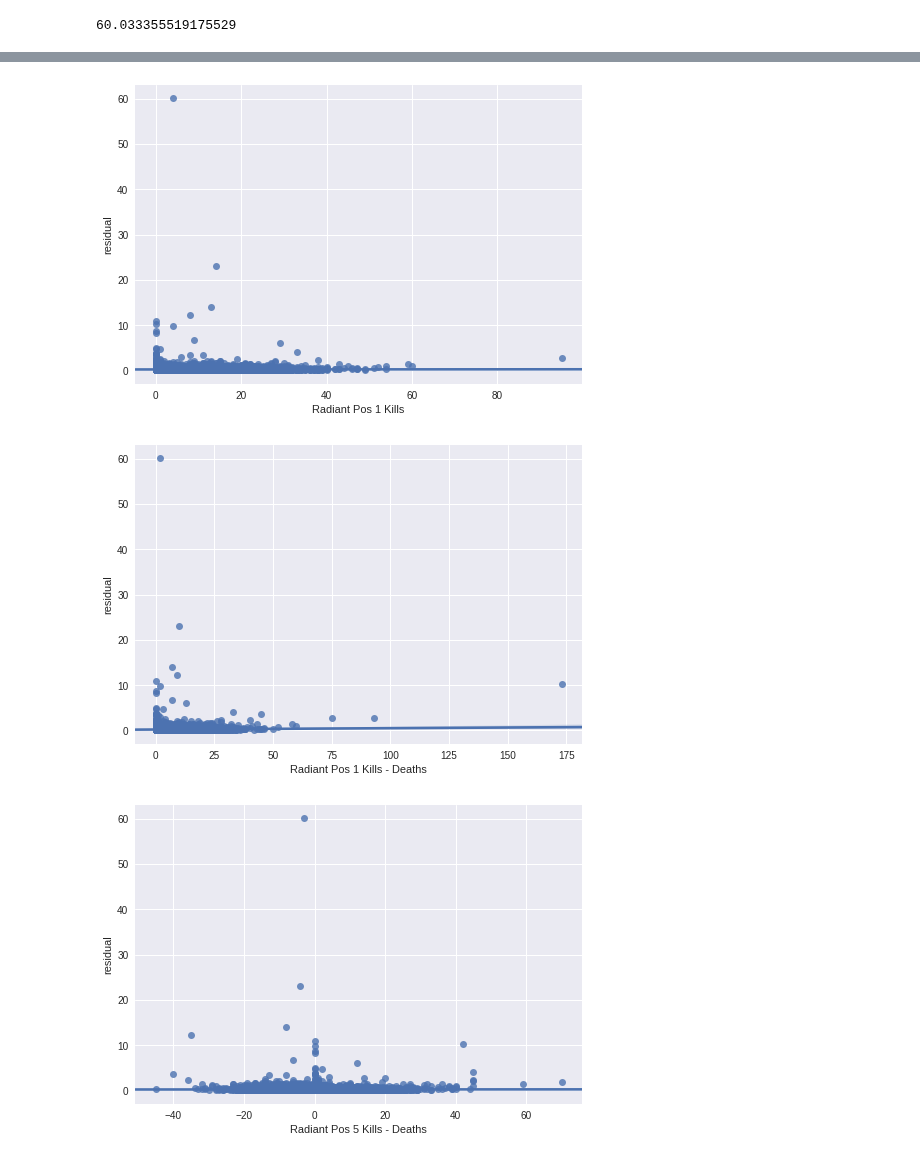
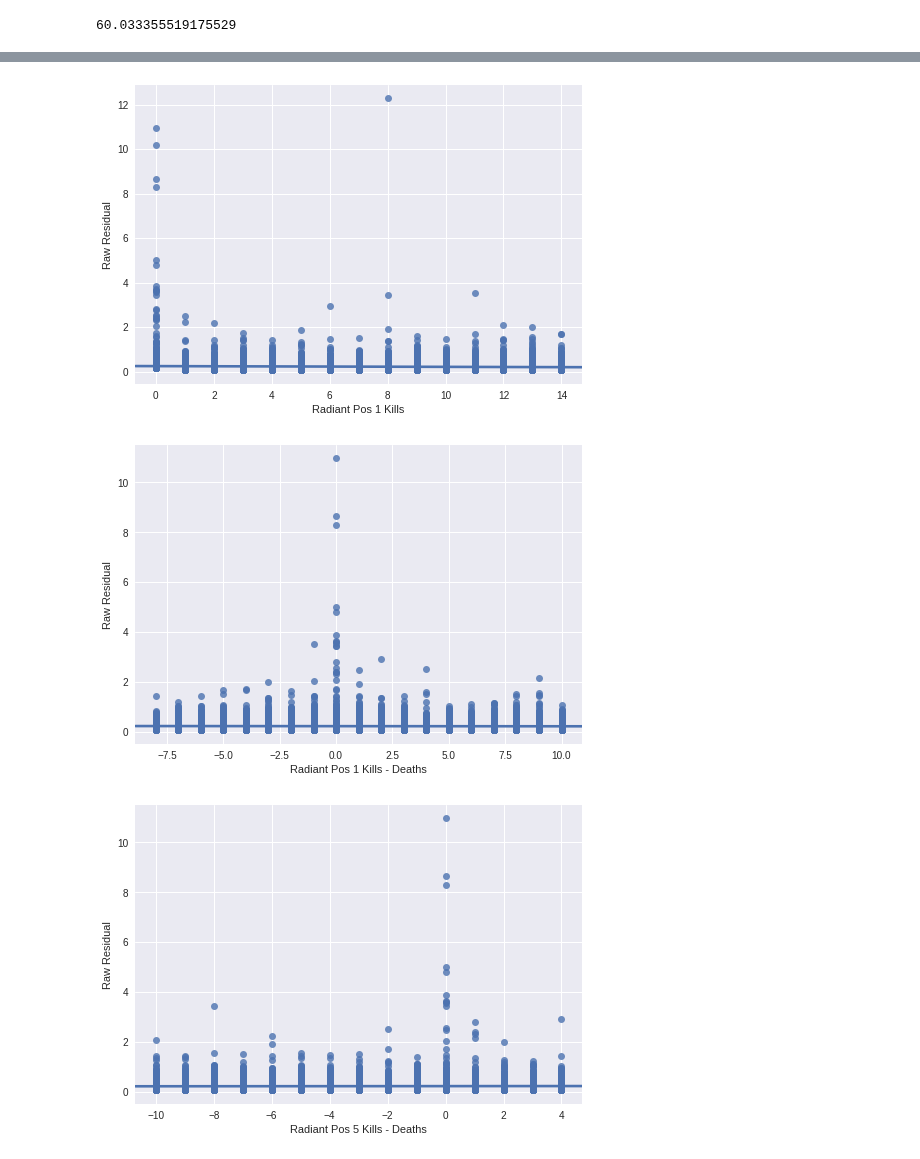
Before and after one commit to beelze-b/Open-Dota-Exploration, a Jupyter notebook: WeightsAndResiduals.ipynb, the cells around one changed output, grey strips where cells are left out. Cells and saved outputs as stored; diff of their text form; code cells hidden in the pictures.

```diff
--- a/WeightsAndResiduals.ipynb
+++ b/WeightsAndResiduals.ipynb
@@ -247,21 +252,33 @@ plt.show()
 # %%
-sns.regplot(df['radiant_pos1_kills'], df['residual'])
+radiantpos1kills = df['radiant_pos1_kills']
+radiantpos1kills_mask = outlier_mask(radiantpos1kills)
+sns.regplot(df['radiant_pos1_kills'][radiantpos1kills_mask], df['residual'][radiantpos1kills_mask])
 ax = plt.gca()
 ax.set_xlabel("Radiant Pos 1 Kills")
+ax.set_ylabel("Raw Residual")
+plt.savefig('graphs/radiantpos1kills.png', bbox_inches='tight')
 plt.show()
 # %% [output]
-[figure, old version]
+[figure, new version]
 # %%
-sns.regplot(np.abs(df['radiant_pos1_kills'] - df['radiant_pos1_deaths']), df['residual'])
+radiantpos1kd = df['radiant_pos1_kills'] - df['radiant_pos1_deaths']
+radiantpos1kd_mask = outlier_mask(radiantpos1kd)
+sns.regplot(radiantpos1kd[radiantpos1kd_mask], df['residual'][radiantpos1kd_mask])
 ax = plt.gca()
 ax.set_xlabel("Radiant Pos 1 Kills - Deaths")
+ax.set_ylabel("Raw Residual")
+plt.savefig('graphs/radiantpos1killsminusdeaths.png', bbox_inches='tight')
 plt.show()
 # %% [output]
-[figure, old version]
+[figure, new version]
 # %%
-sns.regplot(df['radiant_pos5_kills'] - df['radiant_pos5_deaths'], df['residual'])
+radiantpos5kd = df['radiant_pos5_kills'] - df['radiant_pos5_deaths']
+radiantpos5kd_mask = outlier_mask(radiantpos5kd)
+sns.regplot(radiantpos5kd[radiantpos5kd_mask], df['residual'][radiantpos5kd_mask])
 ax = plt.gca()
 ax.set_xlabel("Radiant Pos 5 Kills - Deaths")
+ax.set_ylabel("Raw Residual")
+plt.savefig('graphs/radiantpos5killsminusdeaths.png', bbox_inches='tight')
 plt.show()
 # %% [output]
-[figure, old version]
+[figure, new version]
```
Also changed, not shown: parts of 17 cells of this notebook.
